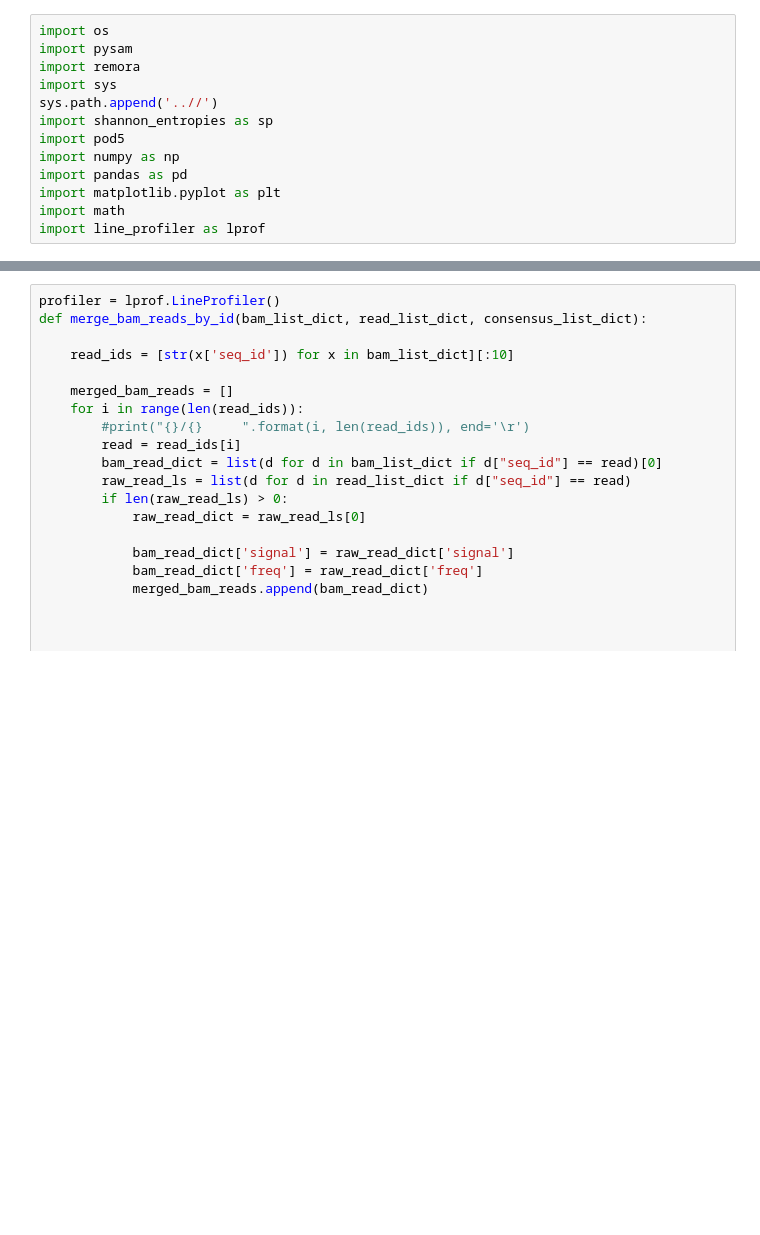
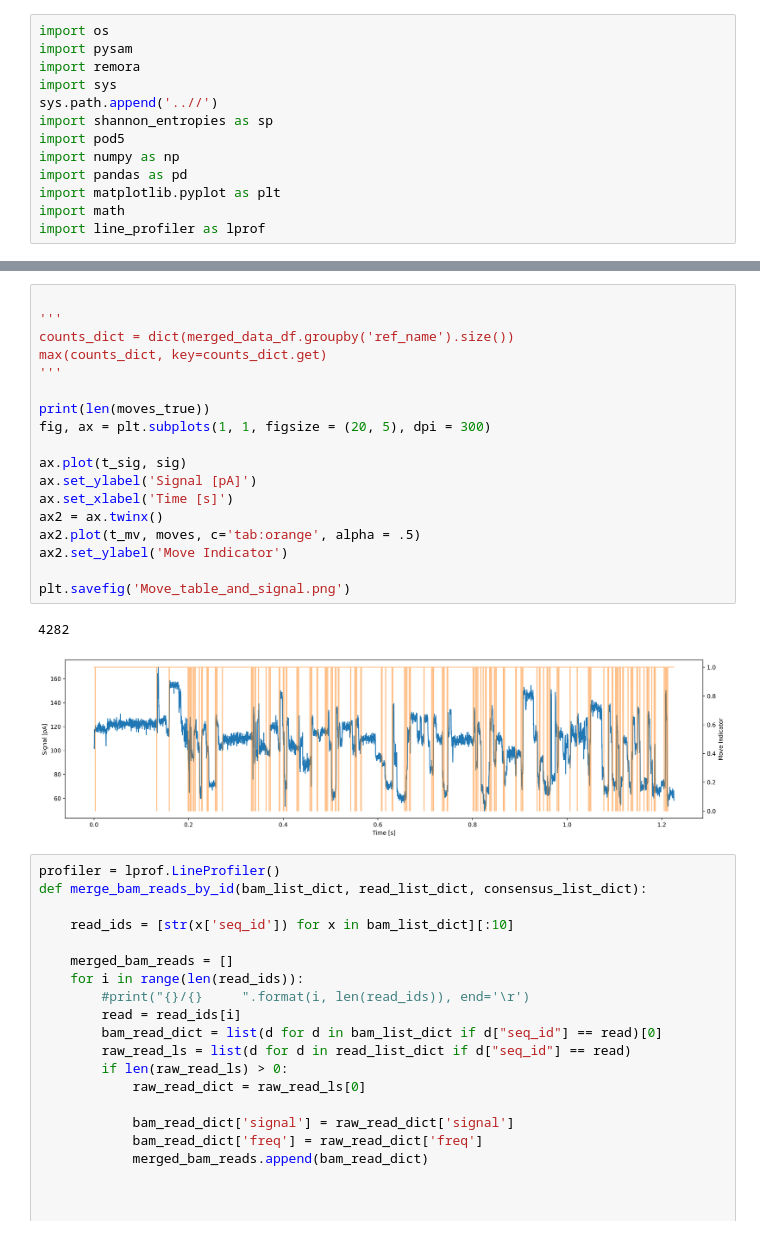
Before and after one commit to Marchand-Lab-Capstone/XenoFind, a Jupyter notebook: lib/xf_prelims/notebooks/raw_signal_mapping.ipynb, the cells around one changed output, grey strips where cells are left out. Saved outputs shown, nothing was run; the diff lists cells and outputs as text; blank space fills up the shorter version.

```diff
--- a/lib/xf_prelims/notebooks/raw_signal_mapping.ipynb
+++ b/lib/xf_prelims/notebooks/raw_signal_mapping.ipynb
@@ -189,3 +467,24 @@ alignment_shift = shift_to_alignment(operations, signals, seq_list, qual, ref_le
+# %%
+
+'''
+counts_dict = dict(merged_data_df.groupby('ref_name').size())
+max(counts_dict, key=counts_dict.get)
+'''
+
+print(len(moves_true))
+fig, ax = plt.subplots(1, 1, figsize = (20, 5), dpi = 300)
+
+ax.plot(t_sig, sig)
+ax.set_ylabel('Signal [pA]')
+ax.set_xlabel('Time [s]')
+ax2 = ax.twinx()
+ax2.plot(t_mv, moves, c='tab:orange', alpha = .5)
+ax2.set_ylabel('Move Indicator')
+
+plt.savefig('Move_table_and_signal.png')
+# %% [output]
+4282
+[figure, added]
 # %%
 profiler = lprof.LineProfiler()
 def merge_bam_reads_by_id(bam_list_dict, read_list_dict, consensus_list_dict):
```
Also changed, not shown: parts of 29 cells of this notebook, 6 other files.
